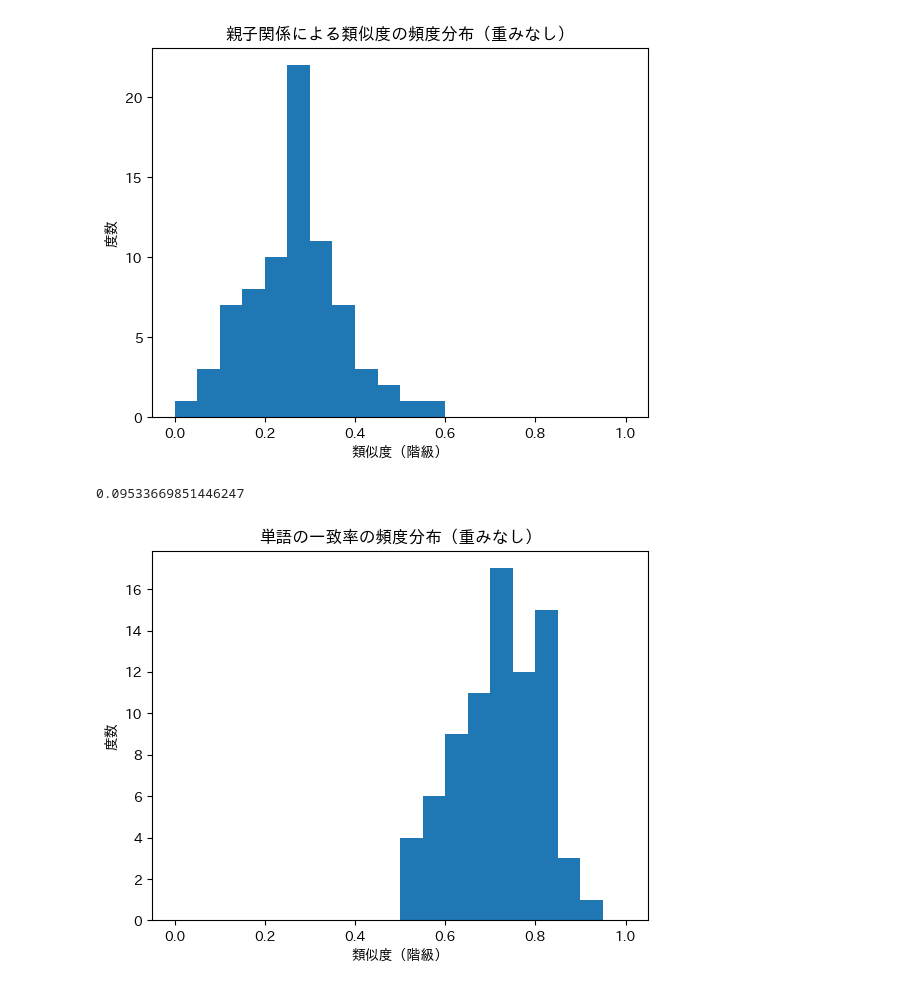
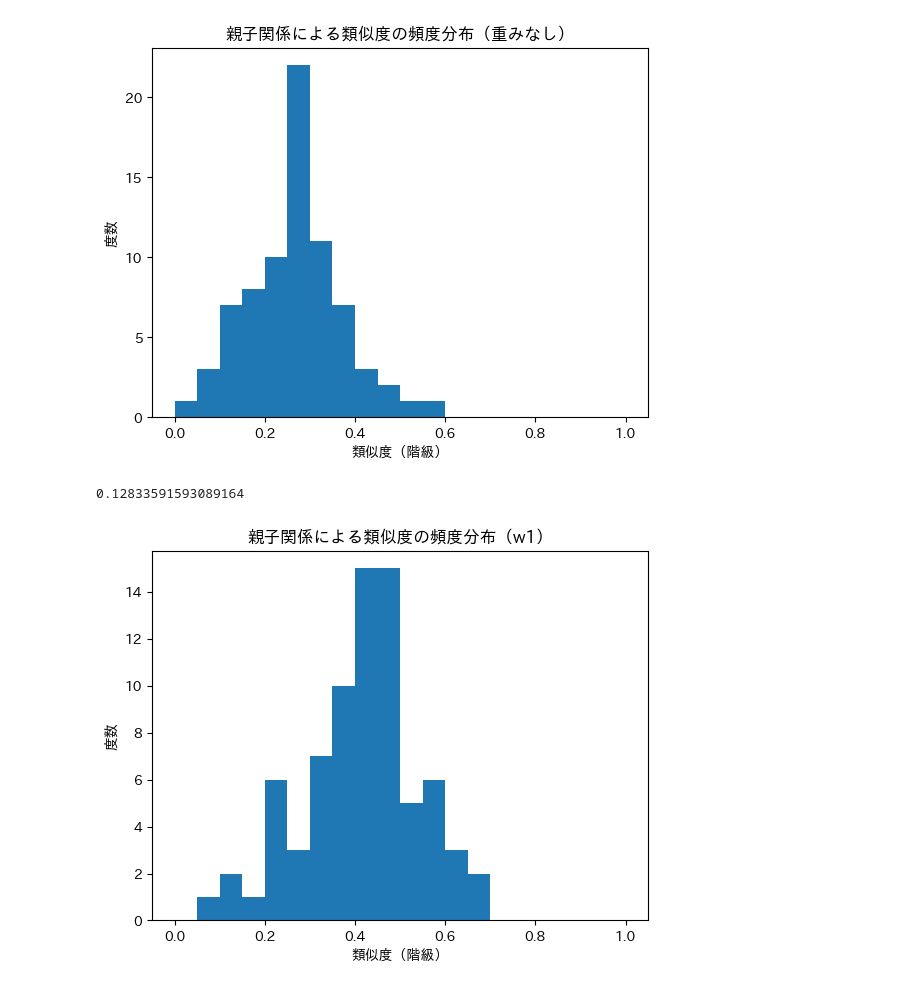
Before and after one commit to tsubasasugawara/lyrics_melody_analyzer, a Jupyter notebook: notebooks/method_comparison.ipynb, the cells around one changed output. Saved outputs shown, nothing was run; the diff lists cells and outputs as text; code cells hidden in the pictures.

```diff
--- a/notebooks/method_comparison.ipynb
+++ b/notebooks/method_comparison.ipynb
@@ -42,14 +53,14 @@ histplot(rates, title="親子関係による類似度の頻度分布（重みな
 0.10473883611869095
 [figure]
 # %%
-df1 = pd.read_csv("csv/GReeeeN_wmr_20231119.csv")
-df2 = pd.read_csv("csv/ヨルシカ_wmr_20231119.csv")
+df1 = pd.read_csv("csv/GReeeeN_tspc_w1_20231119.csv")
+df2 = pd.read_csv("csv/ヨルシカ_tspc_w1_20231119.csv")
 data = pd.concat([df1, df2])
 rates = pd.concat([data.numerator_A / data.denominator_A, data.numerator_S / data.denominator_S], axis=0)
 
 print(calc_stddev(rates))
-histplot(rates, title="単語の一致率の頻度分布（重みなし）", xlabel="類似度（階級）")
+histplot(rates, title="親子関係による類似度の頻度分布（w1）", xlabel="類似度（階級）")
 # %% [output]
-0.09533669851446247
+0.12833591593089164
-[figure, old version]
+[figure, new version]
 # %%
```
Also changed, not shown: parts of 5 cells of this notebook, 12 other files.
